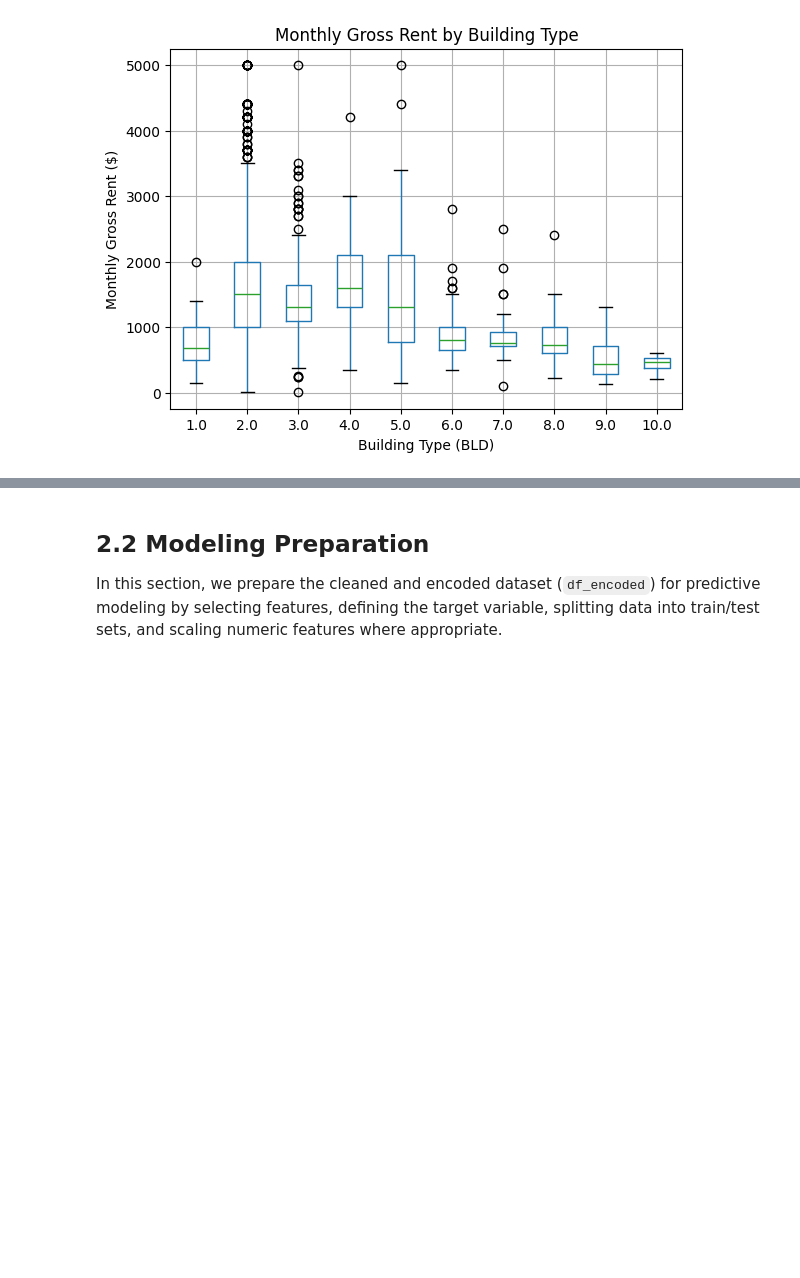
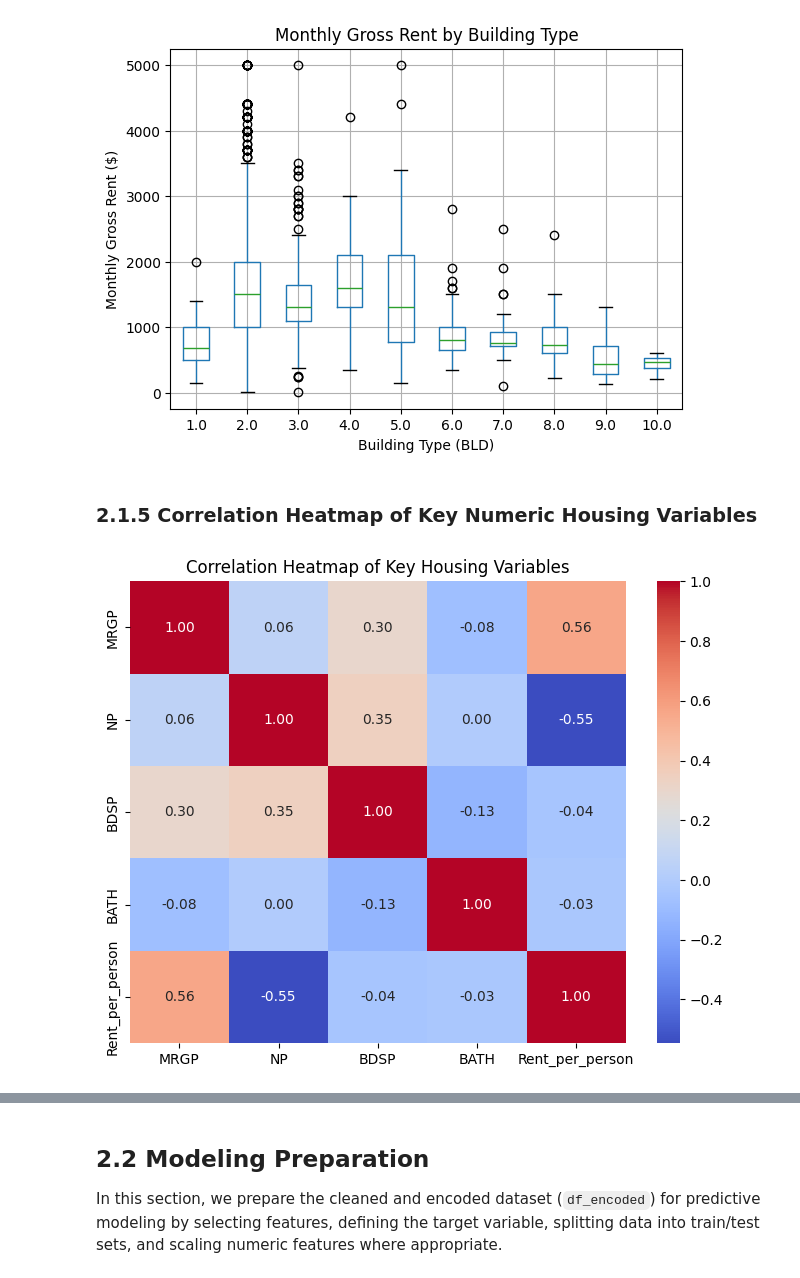
Before and after one commit to decoteau2/MA_Housing_Rent_Analysis, a Jupyter notebook: 01_EDA_MA_Housing_Rent.ipynb, the cells around one changed output, grey strips where cells are left out. Saved outputs shown, nothing was run; the diff lists cells and outputs as text; code cells hidden in the pictures; blank space fills up the shorter version.

Commit message:
Completed EDA visualizations and modeling preparation sections

```diff
--- a/01_EDA_MA_Housing_Rent.ipynb
+++ b/01_EDA_MA_Housing_Rent.ipynb
@@ -331,3 +331,20 @@ plt.show()
 # %% [output]
 <Figure size 640x480 with 0 Axes>
 [figure]
+# %% [markdown]
+### **2.1.5 Correlation Heatmap of Key Numeric Housing Variables**
+# %%
+import seaborn as sns
+import matplotlib.pyplot as plt
+
+# Use the encoded dataframe that contains Rent_per_person
+corr_vars = ['MRGP', 'NP', 'BDSP', 'BATH', 'Rent_per_person']
+
+corr_df = df_encoded[corr_vars].corr()
+
+plt.figure(figsize=(8,6))
+sns.heatmap(corr_df, annot=True, cmap='coolwarm', fmt=".2f")
+plt.title("Correlation Heatmap of Key Housing Variables")
+plt.show()
+# %% [output]
+[figure, added]
```
Also changed, not shown: parts of 33 cells of this notebook.
